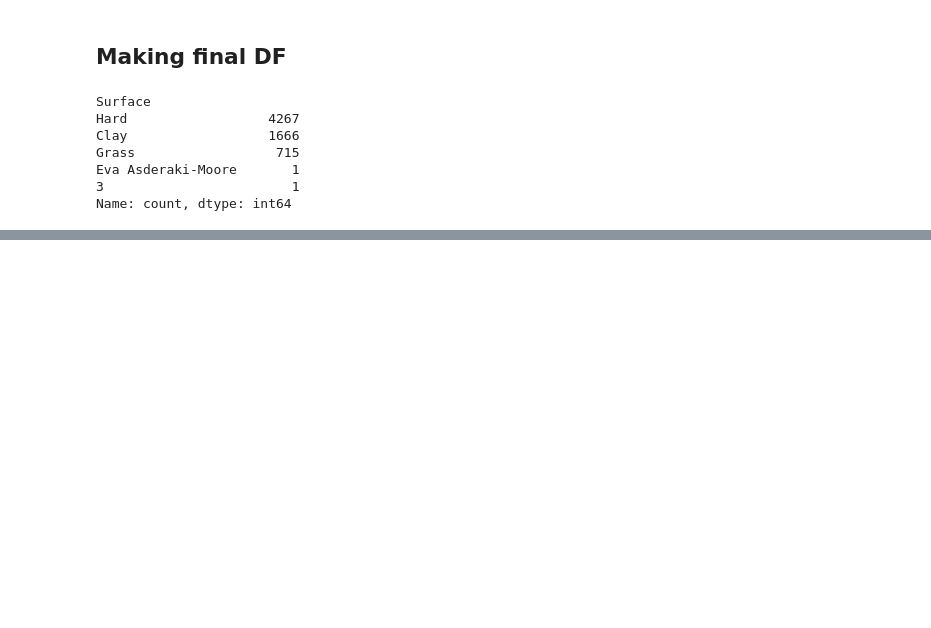
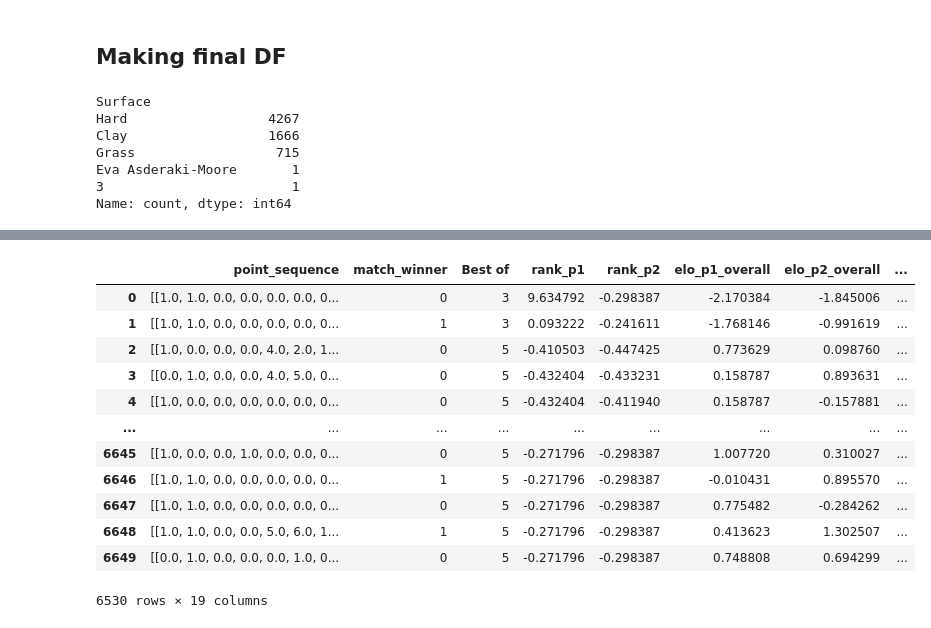
Before and after one commit to Bnovey/Predicting_Tennis, a Jupyter notebook: src/prepare_data.ipynb, the cells around one changed output, grey strips where cells are left out. Cells and saved outputs as stored; diff of their text form; code cells hidden in the pictures; blank space fills up the shorter version.

```diff
--- a/src/prepare_data.ipynb
+++ b/src/prepare_data.ipynb
@@ -519,3 +546,19 @@ encoded_df.shape[0]
+# %%
+encoded_df
+# %% [output]
+|  | point_sequence | match_winner | Best of | rank_p1 | rank_p2 | elo_p1_overall | elo_p2_overall | ... |
+| 0 | [[1.0, 1.0, 0.0, 0.0, 0.0, 0.0, 0... | 0 | 3 | 9.634792 | -0.298387 | -2.170384 | -1.845006 | ... |
+| 1 | [[1.0, 1.0, 0.0, 0.0, 0.0, 0.0, 0... | 1 | 3 | 0.093222 | -0.241611 | -1.768146 | -0.991619 | ... |
+| 2 | [[1.0, 0.0, 0.0, 0.0, 4.0, 2.0, 1... | 0 | 5 | -0.410503 | -0.447425 | 0.773629 | 0.098760 | ... |
+| 3 | [[0.0, 1.0, 0.0, 0.0, 4.0, 5.0, 0... | 0 | 5 | -0.432404 | -0.433231 | 0.158787 | 0.893631 | ... |
+| 4 | [[1.0, 0.0, 0.0, 0.0, 0.0, 0.0, 0... | 0 | 5 | -0.432404 | -0.411940 | 0.158787 | -0.157881 | ... |
+| ... | ... | ... | ... | ... | ... | ... | ... | ... |
+| 6645 | [[1.0, 0.0, 0.0, 1.0, 0.0, 0.0, 0... | 0 | 5 | -0.271796 | -0.298387 | 1.007720 | 0.310027 | ... |
+| 6646 | [[1.0, 1.0, 0.0, 0.0, 0.0, 0.0, 0... | 1 | 5 | -0.271796 | -0.298387 | -0.010431 | 0.895570 | ... |
+| 6647 | [[1.0, 1.0, 0.0, 0.0, 0.0, 0.0, 0... | 0 | 5 | -0.271796 | -0.298387 | 0.775482 | -0.284262 | ... |
+| 6648 | [[1.0, 1.0, 0.0, 0.0, 5.0, 6.0, 1... | 1 | 5 | -0.271796 | -0.298387 | 0.413623 | 1.302507 | ... |
+| 6649 | [[0.0, 1.0, 0.0, 0.0, 0.0, 1.0, 0... | 0 | 5 | -0.271796 | -0.298387 | 0.748808 | 0.694299 | ... |
+6530 rows × 19 columns
 # %%
 encoded_df.to_csv("/Users/bowmannovey/Desktop/Transformer_Tennis/tennis_predictor/Saved_Dataframes/encoded_features_df2.csv", index=False)
 # %%
```
Also changed, not shown: parts of 4 cells of this notebook, 5 other files.
